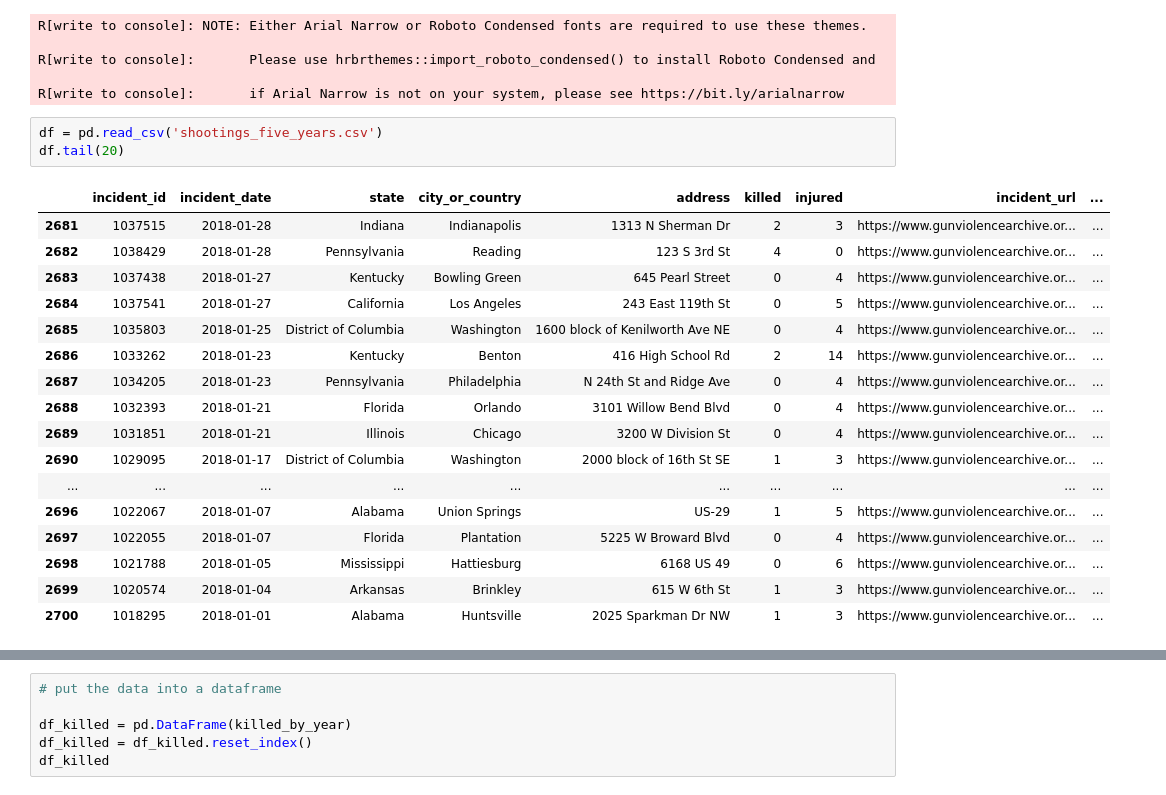
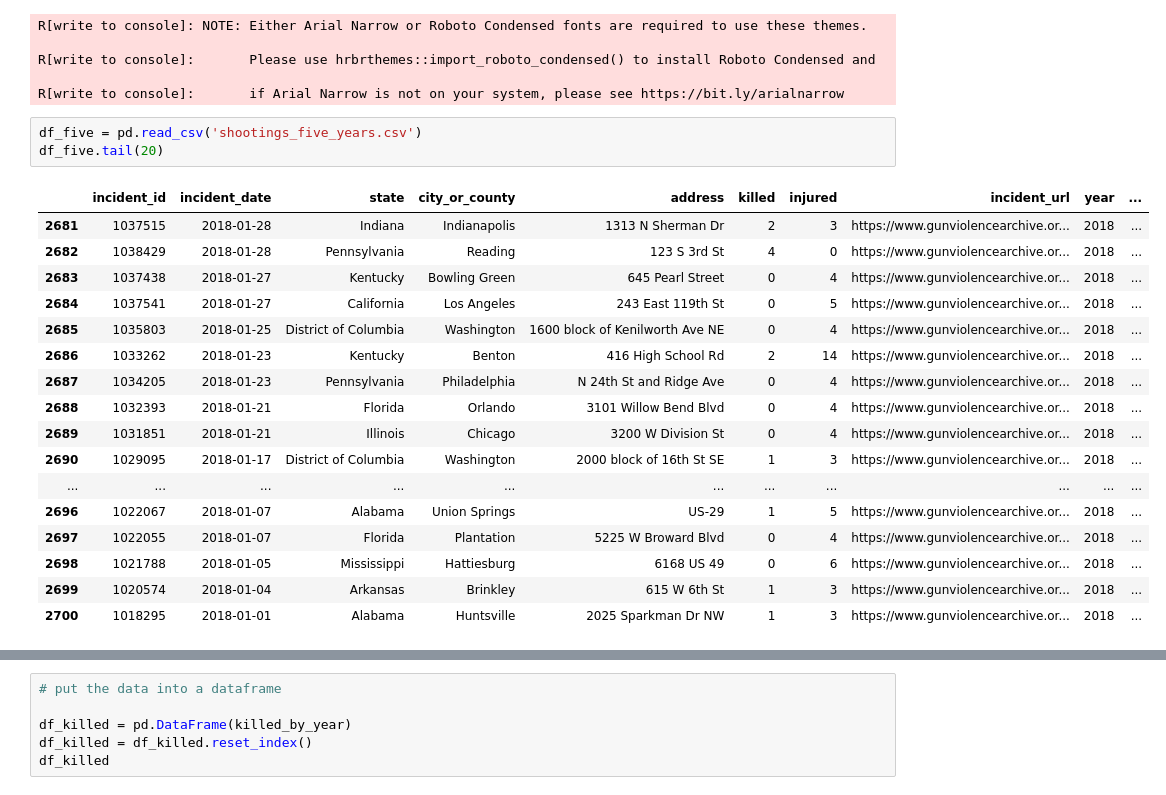
Before and after one commit to poojachaudhuri/project-2, a Jupyter notebook: plotting.ipynb, the cells around one changed output, grey strips where cells are left out. Saved outputs shown, nothing was run; the diff lists cells and outputs as text.

```diff
--- a/plotting.ipynb
+++ b/plotting.ipynb
@@ -53,24 +53,24 @@ R[write to console]:       Please use hrbrthemes::import_roboto_condensed() to i
 
 R[write to console]:       if Arial Narrow is not on your system, please see https://bit.ly/arialnarrow
 # %%
-df = pd.read_csv('shootings_five_years.csv')
-df.tail(20)
+df_five = pd.read_csv('shootings_five_years.csv')
+df_five.tail(20)
 # %% [output]
-|  | incident_id | incident_date | state | city_or_country | address | killed | injured | incident_url | ... |
-| 2681 | 1037515 | 2018-01-28 | Indiana | Indianapolis | 1313 N Sherman Dr | 2 | 3 | https://www.gunviolencearchive.or... | ... |
-| 2682 | 1038429 | 2018-01-28 | Pennsylvania | Reading | 123 S 3rd St | 4 | 0 | https://www.gunviolencearchive.or... | ... |
-| 2683 | 1037438 | 2018-01-27 | Kentucky | Bowling Green | 645 Pearl Street | 0 | 4 | https://www.gunviolencearchive.or... | ... |
-| 2684 | 1037541 | 2018-01-27 | California | Los Angeles | 243 East 119th St | 0 | 5 | https://www.gunviolencearchive.or... | ... |
-| 2685 | 1035803 | 2018-01-25 | District of Columbia | Washington | 1600 block of Kenilworth Ave NE | 0 | 4 | https://www.gunviolencearchive.or... | ... |
-| 2686 | 1033262 | 2018-01-23 | Kentucky | Benton | 416 High School Rd | 2 | 14 | https://www.gunviolencearchive.or... | ... |
-| 2687 | 1034205 | 2018-01-23 | Pennsylvania | Philadelphia | N 24th St and Ridge Ave | 0 | 4 | https://www.gunviolencearchive.or... | ... |
-| 2688 | 1032393 | 2018-01-21 | Florida | Orlando | 3101 Willow Bend Blvd | 0 | 4 | https://www.gunviolencearchive.or... | ... |
-| 2689 | 1031851 | 2018-01-21 | Illinois | Chicago | 3200 W Division St | 0 | 4 | https://www.gunviolencearchive.or... | ... |
-| 2690 | 1029095 | 2018-01-17 | District of Columbia | Washington | 2000 block of 16th St SE | 1 | 3 | https://www.gunviolencearchive.or... | ... |
-| ... | ... | ... | ... | ... | ... | ... | ... | ... | ... |
-| 2696 | 1022067 | 2018-01-07 | Alabama | Union Springs | US-29 | 1 | 5 | https://www.gunviolencearchive.or... | ... |
-| 2697 | 1022055 | 2018-01-07 | Florida | Plantation | 5225 W Broward Blvd | 0 | 4 | https://www.gunviolencearchive.or... | ... |
-| 2698 | 1021788 | 2018-01-05 | Mississippi | Hattiesburg | 6168 US 49 | 0 | 6 | https://www.gunviolencearchive.or... | ... |
-| 2699 | 1020574 | 2018-01-04 | Arkansas | Brinkley | 615 W 6th St | 1 | 3 | https://www.gunviolencearchive.or... | ... |
-| 2700 | 1018295 | 2018-01-01 | Alabama | Huntsville | 2025 Sparkman Dr NW | 1 | 3 | https://www.gunviolencearchive.or... | ... |
+|  | incident_id | incident_date | state | city_or_county | address | killed | injured | incident_url | year | ... |
+| 2681 | 1037515 | 2018-01-28 | Indiana | Indianapolis | 1313 N Sherman Dr | 2 | 3 | https://www.gunviolencearchive.or... | 2018 | ... |
+| 2682 | 1038429 | 2018-01-28 | Pennsylvania | Reading | 123 S 3rd St | 4 | 0 | https://www.gunviolencearchive.or... | 2018 | ... |
+| 2683 | 1037438 | 2018-01-27 | Kentucky | Bowling Green | 645 Pearl Street | 0 | 4 | https://www.gunviolencearchive.or... | 2018 | ... |
+| 2684 | 1037541 | 2018-01-27 | California | Los Angeles | 243 East 119th St | 0 | 5 | https://www.gunviolencearchive.or... | 2018 | ... |
+| 2685 | 1035803 | 2018-01-25 | District of Columbia | Washington | 1600 block of Kenilworth Ave NE | 0 | 4 | https://www.gunviolencearchive.or... | 2018 | ... |
+| 2686 | 1033262 | 2018-01-23 | Kentucky | Benton | 416 High School Rd | 2 | 14 | https://www.gunviolencearchive.or... | 2018 | ... |
+| 2687 | 1034205 | 2018-01-23 | Pennsylvania | Philadelphia | N 24th St and Ridge Ave | 0 | 4 | https://www.gunviolencearchive.or... | 2018 | ... |
+| 2688 | 1032393 | 2018-01-21 | Florida | Orlando | 3101 Willow Bend Blvd | 0 | 4 | https://www.gunviolencearchive.or... | 2018 | ... |
+| 2689 | 1031851 | 2018-01-21 | Illinois | Chicago | 3200 W Division St | 0 | 4 | https://www.gunviolencearchive.or... | 2018 | ... |
+| 2690 | 1029095 | 2018-01-17 | District of Columbia | Washington | 2000 block of 16th St SE | 1 | 3 | https://www.gunviolencearchive.or... | 2018 | ... |
+| ... | ... | ... | ... | ... | ... | ... | ... | ... | ... | ... |
+| 2696 | 1022067 | 2018-01-07 | Alabama | Union Springs | US-29 | 1 | 5 | https://www.gunviolencearchive.or... | 2018 | ... |
+| 2697 | 1022055 | 2018-01-07 | Florida | Plantation | 5225 W Broward Blvd | 0 | 4 | https://www.gunviolencearchive.or... | 2018 | ... |
+| 2698 | 1021788 | 2018-01-05 | Mississippi | Hattiesburg | 6168 US 49 | 0 | 6 | https://www.gunviolencearchive.or... | 2018 | ... |
+| 2699 | 1020574 | 2018-01-04 | Arkansas | Brinkley | 615 W 6th St | 1 | 3 | https://www.gunviolencearchive.or... | 2018 | ... |
+| 2700 | 1018295 | 2018-01-01 | Alabama | Huntsville | 2025 Sparkman Dr NW | 1 | 3 | https://www.gunviolencearchive.or... | 2018 | ... |
 # %%
```
Also changed, not shown: parts of 10 cells of this notebook, 14 other files.
